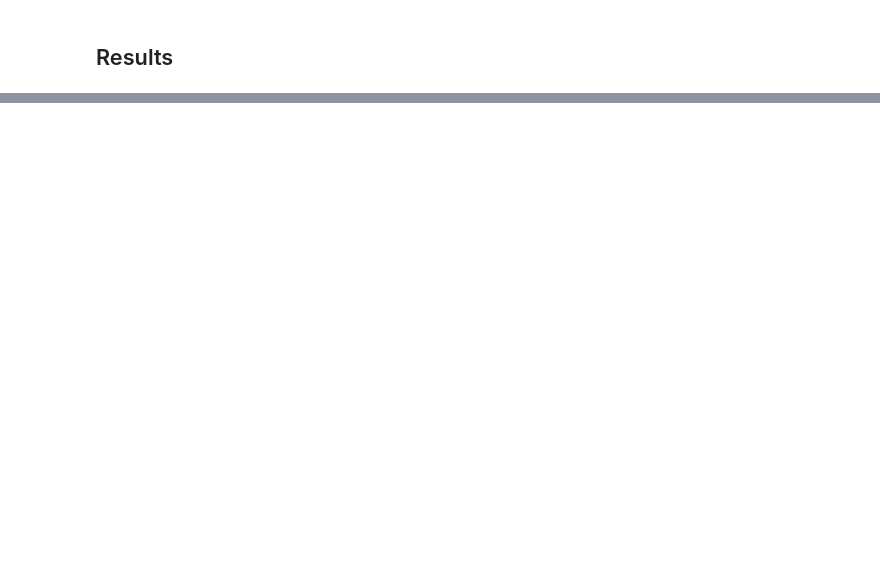
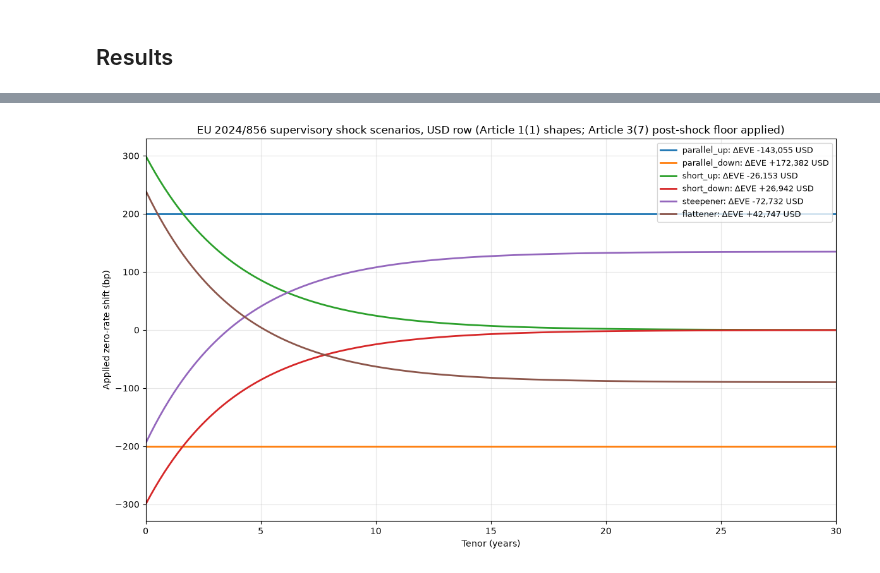
Before and after one commit to wididestrianda01/fixed-income-curve-engine, a Jupyter notebook: notebooks/05-risk-and-scenarios.ipynb, the cells around one changed output, grey strips where cells are left out. Saved outputs shown, nothing was run; the diff lists cells and outputs as text; code cells hidden in the pictures; blank space fills up the shorter version.

Commit message:
nb05: correct risk units, EU scenario claims

```diff
--- a/notebooks/05-risk-and-scenarios.ipynb
+++ b/notebooks/05-risk-and-scenarios.ipynb
@@ -383,0 +330,38 @@ Historical variance explained by principal components (2021-07-26 to 2026-07-24)
+# %%
+# The six EU 2024/856 supervisory shock scenarios (USD row), applied to the
+# single-bond book as an illustrative Delta EVE comparison
+scenarios = eu_scenarios("USD")
+
+portfolio = Portfolio(
+    positions=(
+        Position(label="10y UST 4% (USD 1,000,000 face)", instrument=bond, notional=1_000_000.0),
+    )
+)
+base_pv = present_value(portfolio, curves, ASOF)
+
+times = np.linspace(0.01, 30, 300)
+current_zeros = np.array([curves.discount.zero(t) for t in times])
+
+fig, ax = plt.subplots(figsize=(12, 7))
+delta_rows = []
+for scenario in scenarios:
+    shocked_zeros = np.array([shift_curveset(curves, scenario).discount.zero(t) for t in times])
+    shift_bps = (shocked_zeros - current_zeros) * 1e4
+    d_eve = delta_eve(portfolio, curves, ASOF, scenario)
+    d_bp = d_eve / base_pv * 1e4
+    delta_rows.append((scenario.name, d_eve, d_bp))
+    ax.plot(times, shift_bps, label=f"{scenario.name}: \u0394EVE {d_eve:+,.0f} USD", linewidth=2)
+
+ax.set_xlabel("Tenor (years)")
+ax.set_ylabel("Applied zero-rate shift (bp)")
+ax.set_title(
+    "EU 2024/856 supervisory shock scenarios, USD row "
+    "(Article 1(1) shapes; Article 3(7) post-shock floor applied)"
+)
+ax.legend(loc="best", fontsize=9)
+ax.grid(True, alpha=0.3)
+ax.set_xlim([0, 30])
+plt.tight_layout()
+plt.show()
+# %% [output]
+[figure, added]
```
Also changed, not shown: parts of 29 cells of this notebook, 1 other file.
